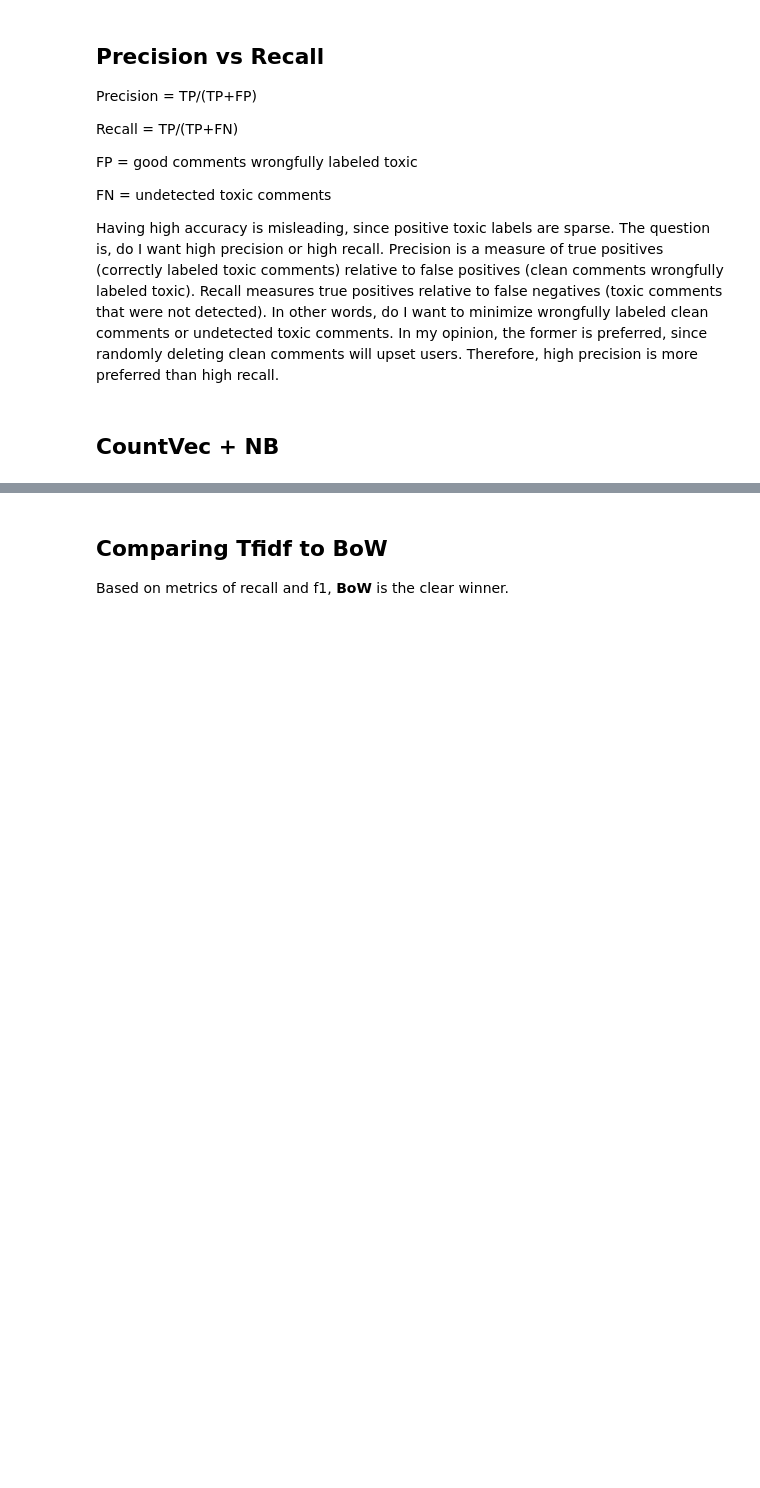
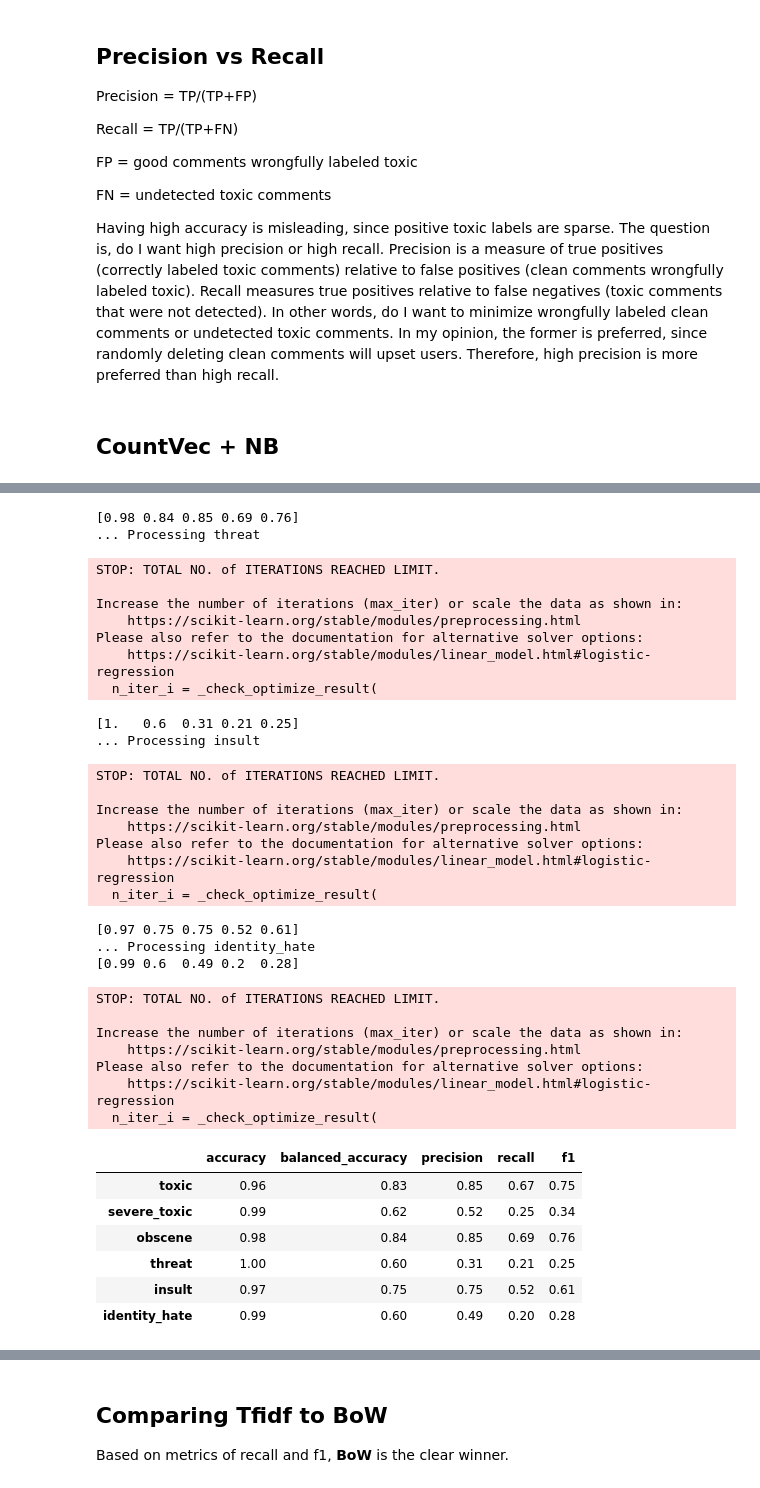
Before and after one commit to johnnykfeng/Toxic-Comments-NLP-Project, a Jupyter notebook: ML_model.ipynb, the cells around one changed output, grey strips where cells are left out. Cells and saved outputs as stored; diff of their text form; code cells hidden in the pictures; blank space fills up the shorter version.

```diff
--- a/ML_model.ipynb
+++ b/ML_model.ipynb
@@ -164,27 +163,39 @@ FP = good comments wrongfully labeled toxic
 FN = undetected toxic comments
 
 Having high accuracy is misleading, since positive toxic labels are sparse. The question is, do I want high precision or high recall. Precision is a measure of true positives (correctly labeled toxic comments) relative to false positives (clean comments wrongfully labeled toxic). Recall measures true positives relative to false negatives (toxic comments that were not detected). In other words, do I want to minimize wrongfully labeled clean comments or undetected toxic comments. In my opinion, the former is preferred, since randomly deleting clean comments will upset users. Therefore, high precision is more preferred than high recall.
+# %%
+train_text_countvec = CountVectorizer().fit_transform(train_text)
+train_text_tfidfvec = TfidfVectorizer().fit_transform(train_text)
 # %% [markdown]
 ## CountVec + NB
 # %%
 scores_dict = {}
-print(['accuracy', 'precision', 'recall', 'f1'])
-for label in LABELS:
-    print('... Processing {}'.format(label))
-    # train the model using X_dtm & y
-    # countvec_NB_pipeline.fit(X_train.iloc[0:10000], y_train[label].iloc[0:10000]) # train with a slice
-    countvec_NB_pipeline.fit(X_train, y_train[label])  # train with whole dataset
+print(['accuracy', 'balanced_accuracy', 'precision', 'recall', 'f1'])
 
-    # compute the testing accuracy
-    pred = countvec_NB_pipeline.predict(X_test)
-    test = y_test[label]
+def vectorizer_test_pipeline(vectorized_text, clf):
+    '''
+    vectorized_text: sparse matrix of comments from CountVectorizer of TfidfVectorizer
+    clf: a classifier for supervised learning
+    '''
 
-    scores = [accuracy_score(test, pred), precision_score(test, pred), recall_score(test, pred), f1_score(test, pred) ]
-    scores_dict[label] = scores
-    # scores = np.round(scores, decimals = 2)
+    X_train_vec, X_test_vec, y_train, y_test = train_test_split(vectorized_text, train_labels, test_size=0.25)
 
-    print(np.round(scores, decimals = 2))
+    for label in LABELS:
+        print('... Processing {}'.format(label))
 
-pred_scores = pd.DataFrame(scores_dict, index=['accuracy', 'precision', 'recall', 'f1'])
-print(np.round(pred_scores.T, decimals=2))
+        clf.fit(X_train_vec, y_train[label])
+
+        pred = clf.predict(X_test_vec)
+        test = y_test[label]
+
+        scores = [accuracy_score(test, pred), balanced_accuracy_score(test,pred), precision_score(test, pred), recall_score(test, pred), f1_score(test, pred) ]
+        scores_dict[label] = scores
+        # scores = np.round(scores, decimals = 2)
+
+        print(np.round(scores, decimals = 2))
+
+    pred_scores = pd.DataFrame(scores_dict, index=['accuracy', 'balanced_accuracy', 'precision', 'recall', 'f1'])
+    display(np.round(pred_scores.T, decimals=2))
+
+    return(pred_scores.T)
 # %% [output]
@@ -255,0 +203,3 @@ identity_hate      0.99       0.00    0.00  0.00
+# %%
+count_vec_scores = vectorizer_test_pipeline(train_text_countvec, LogisticRegression())
+# %% [output]
@@ -255,0 +232,35 @@ identity_hate      0.99       0.00    0.00  0.00
+[0.98 0.84 0.85 0.69 0.76]
+... Processing threat
+STOP: TOTAL NO. of ITERATIONS REACHED LIMIT.
+
+Increase the number of iterations (max_iter) or scale the data as shown in:
+    https://scikit-learn.org/stable/modules/preprocessing.html
+Please also refer to the documentation for alternative solver options:
+    https://scikit-learn.org/stable/modules/linear_model.html#logistic-regression
+  n_iter_i = _check_optimize_result(
+[1.   0.6  0.31 0.21 0.25]
+... Processing insult
+STOP: TOTAL NO. of ITERATIONS REACHED LIMIT.
+
+Increase the number of iterations (max_iter) or scale the data as shown in:
+    https://scikit-learn.org/stable/modules/preprocessing.html
+Please also refer to the documentation for alternative solver options:
+    https://scikit-learn.org/stable/modules/linear_model.html#logistic-regression
+  n_iter_i = _check_optimize_result(
+[0.97 0.75 0.75 0.52 0.61]
+... Processing identity_hate
+[0.99 0.6  0.49 0.2  0.28]
+STOP: TOTAL NO. of ITERATIONS REACHED LIMIT.
+
+Increase the number of iterations (max_iter) or scale the data as shown in:
+    https://scikit-learn.org/stable/modules/preprocessing.html
+Please also refer to the documentation for alternative solver options:
+    https://scikit-learn.org/stable/modules/linear_model.html#logistic-regression
+  n_iter_i = _check_optimize_result(
+|  | accuracy | balanced_accuracy | precision | recall | f1 |
+| toxic | 0.96 | 0.83 | 0.85 | 0.67 | 0.75 |
+| severe_toxic | 0.99 | 0.62 | 0.52 | 0.25 | 0.34 |
+| obscene | 0.98 | 0.84 | 0.85 | 0.69 | 0.76 |
+| threat | 1.00 | 0.60 | 0.31 | 0.21 | 0.25 |
+| insult | 0.97 | 0.75 | 0.75 | 0.52 | 0.61 |
+| identity_hate | 0.99 | 0.60 | 0.49 | 0.20 | 0.28 |
```
Also changed, not shown: parts of 24 cells of this notebook, 8 other files.
